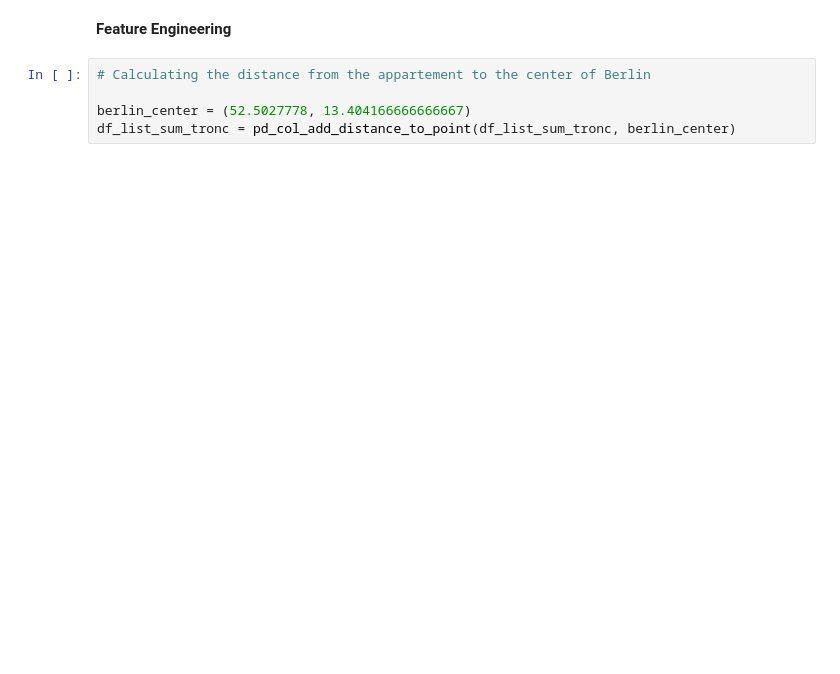
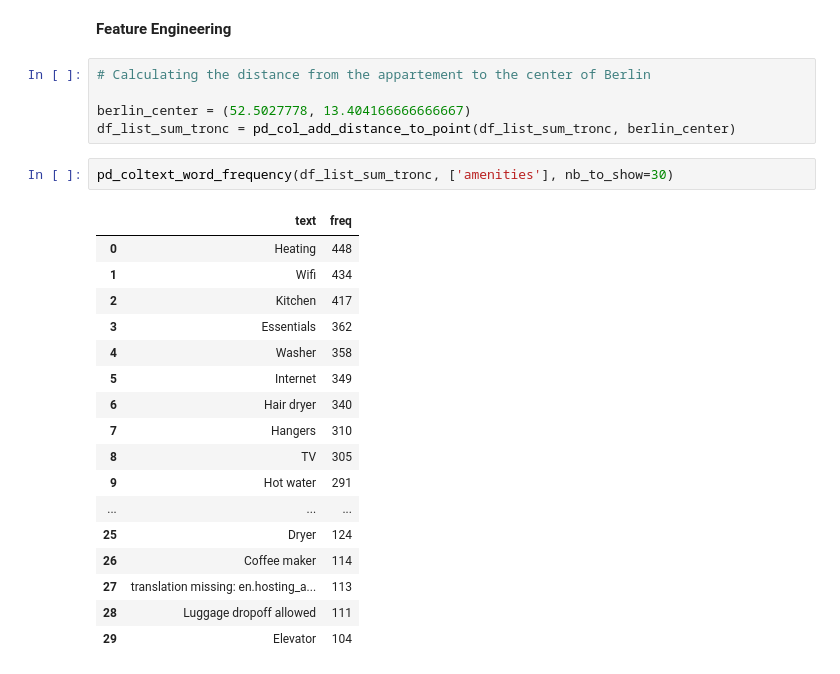
Before and after one commit to arita37/da, a Jupyter notebook: da/Airbnb_feat_engineering.ipynb, the cells around one changed output. Cells and saved outputs as stored; diff of their text form; blank space fills up the shorter version.

```diff
--- a/da/Airbnb_feat_engineering.ipynb
+++ b/da/Airbnb_feat_engineering.ipynb
@@ -257,3 +250,23 @@ __Feature Engineering__
 
 berlin_center = (52.5027778, 13.404166666666667)
 df_list_sum_tronc = pd_col_add_distance_to_point(df_list_sum_tronc, berlin_center)
+# %%
+pd_coltext_word_frequency(df_list_sum_tronc, ['amenities'], nb_to_show=30)
+# %% [output]
+|  | text | freq |
+| 0 | Heating | 448 |
+| 1 | Wifi | 434 |
+| 2 | Kitchen | 417 |
+| 3 | Essentials | 362 |
+| 4 | Washer | 358 |
+| 5 | Internet | 349 |
+| 6 | Hair dryer | 340 |
+| 7 | Hangers | 310 |
+| 8 | TV | 305 |
+| 9 | Hot water | 291 |
+| ... | ... | ... |
+| 25 | Dryer | 124 |
+| 26 | Coffee maker | 114 |
+| 27 | translation missing: en.hosting_a... | 113 |
+| 28 | Luggage dropoff allowed | 111 |
+| 29 | Elevator | 104 |
```
Also changed, not shown: parts of 21 cells of this notebook.
